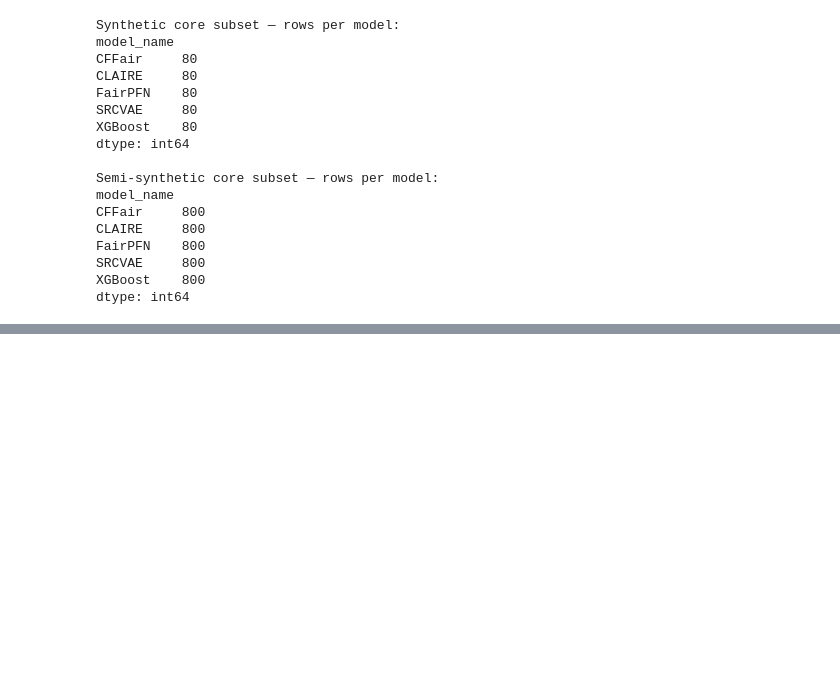
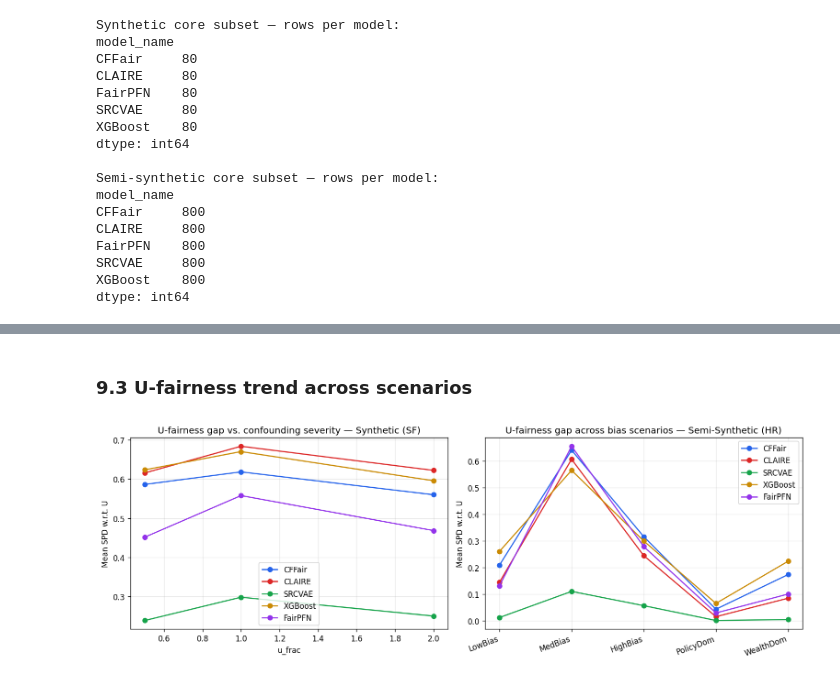
Before and after one commit to Patrog-6/Fairness-evaluation-in-the-presence-of-unobserved-unfair-attributes, a Jupyter notebook: model_benchmark.ipynb, the cells around one changed output, grey strips where cells are left out. Drawn from its saved outputs; the diff is of its cells as text; code cells hidden in the pictures; blank space fills up the shorter version.

```diff
--- a/model_benchmark.ipynb
+++ b/model_benchmark.ipynb
@@ -696,0 +800,24 @@ Once the per-sample logging is added to the model notebooks and re-run, this sec
+# %% [markdown]
+### 9.3 U-fairness trend across scenarios
+# %%
+fig, axes = plt.subplots(1, 2, figsize=(13, 4.5))
+
+for model in MODELS:
+    sub = syn_all[syn_all.model_name == model].groupby('u_frac')['Statistical_Parity_Diff_wrt_U'].mean()
+    axes[0].plot(sub.index, sub.values, marker='o', color=COLORS[model], label=model)
+axes[0].set_xlabel('u_frac'); axes[0].set_ylabel('Mean SPD w.r.t. U')
+axes[0].set_title('U-fairness gap vs. confounding severity — Synthetic (SF)')
+axes[0].grid(alpha=0.3); axes[0].legend()
+
+for model in MODELS:
+    sub = semi_all[(semi_all.model_name == model) & (semi_all.data_type == 'BIASED_ALL')]
+    s = sub.groupby('bias_level')['Statistical_Parity_Diff_wrt_U'].mean().reindex(BIAS_ORDER)
+    axes[1].plot(range(len(s)), s.values, marker='o', color=COLORS[model], label=model)
+axes[1].set_xticks(range(len(BIAS_ORDER))); axes[1].set_xticklabels(BIAS_ORDER, rotation=20, ha='right')
+axes[1].set_ylabel('Mean SPD w.r.t. U'); axes[1].set_title('U-fairness gap across bias scenarios — Semi-Synthetic (HR)')
+axes[1].grid(alpha=0.3); axes[1].legend()
+
+plt.tight_layout(); plt.savefig(os.path.join(CHARTS_DIR, 'u_fairness_trend.png'))
+plt.show()
+# %% [output]
+[figure, added]
```
Also changed, not shown: parts of 68 cells of this notebook, 37 other files.
